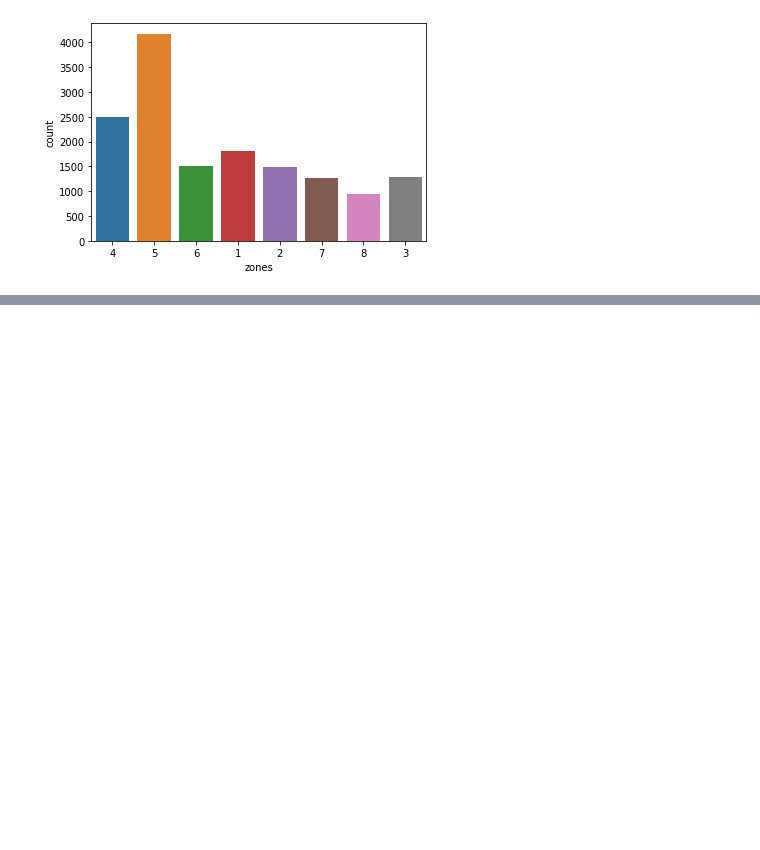
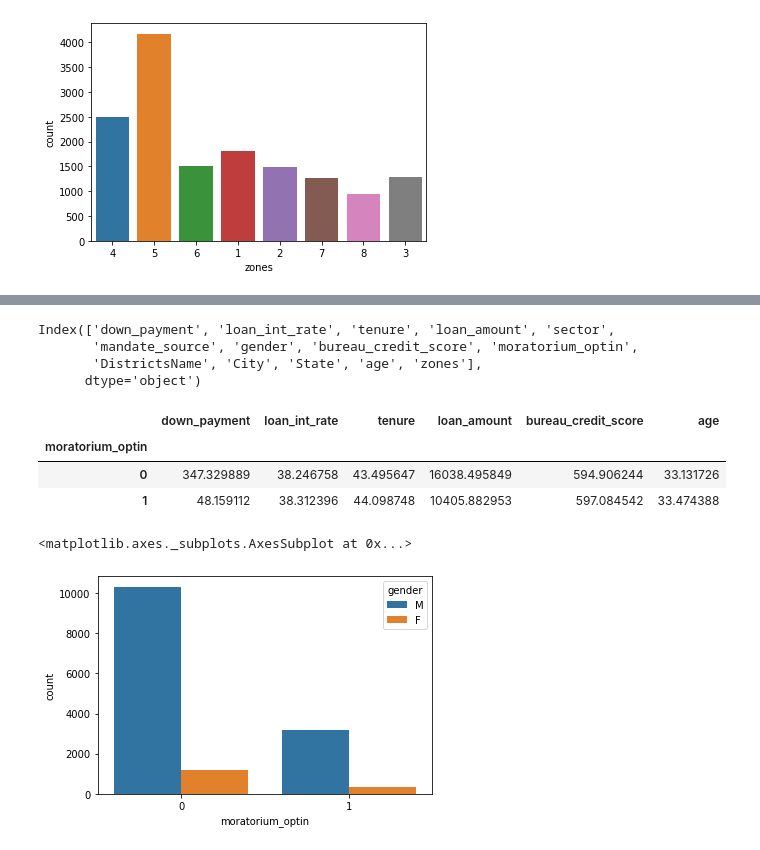
Before and after one commit to Avanish023/Machine-learning-data--science, a Jupyter notebook: lbinaryclassification.ipynb, the cells around one changed output, grey strips where cells are left out. Drawn from its saved outputs; the diff is of its cells as text; code cells hidden in the pictures; blank space fills up the shorter version.

```diff
--- a/lbinaryclassification.ipynb
+++ b/lbinaryclassification.ipynb
@@ -130,0 +153,7 @@ data_boxplot=data[['down_payment', 'loan_int_rate', 'tenure', 'loan_amount','bur
+# %%
+data.columns
+# %% [output]
+Index(['down_payment', 'loan_int_rate', 'tenure', 'loan_amount', 'sector',
+       'mandate_source', 'gender', 'bureau_credit_score', 'moratorium_optin',
+       'DistrictsName', 'City', 'State', 'age', 'zones'],
+      dtype='object')
@@ -130,0 +162,13 @@ data_boxplot=data[['down_payment', 'loan_int_rate', 'tenure', 'loan_amount','bur
+# %%
+#### numerical variables
+data.groupby('moratorium_optin').agg('mean')[['down_payment', 'loan_int_rate', 'tenure', 'loan_amount','bureau_credit_score','age']]
+# %% [output]
+|  | down_payment | loan_int_rate | tenure | loan_amount | bureau_credit_score | age |
+| moratorium_optin |  |  |  |  |  |  |
+| 0 | 347.329889 | 38.246758 | 43.495647 | 16038.495849 | 594.906244 | 33.131726 |
+| 1 | 48.159112 | 38.312396 | 44.098748 | 10405.882953 | 597.084542 | 33.474388 |
+# %%
+sns.countplot(data=data,x='moratorium_optin',hue='gender')
+# %% [output]
+<matplotlib.axes._subplots.AxesSubplot at 0x...>
+[figure, added]
```
Also changed, not shown: parts of 9 cells of this notebook.
